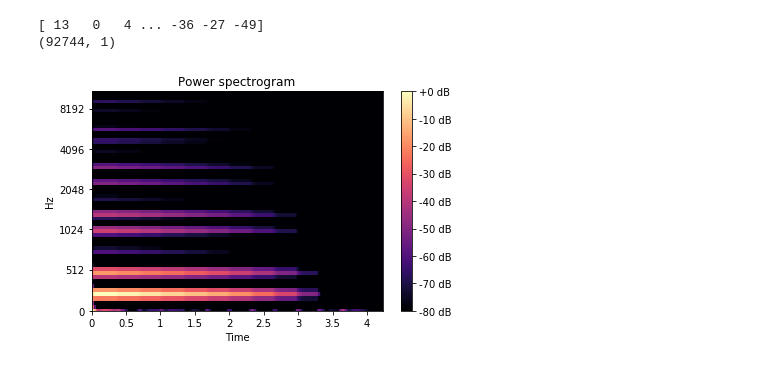
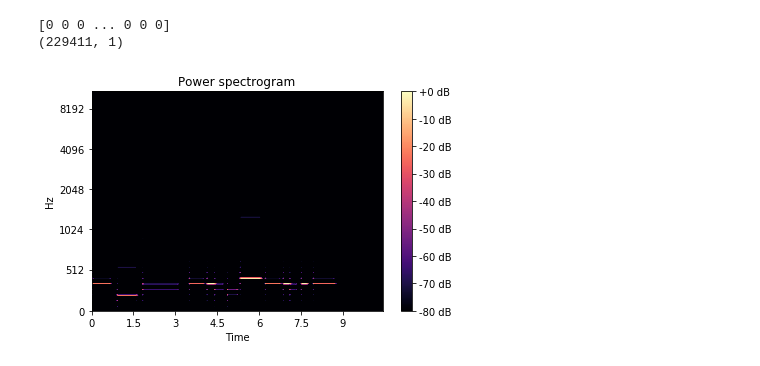
Before and after one commit to JoeCleveland/Synthavinci, a Jupyter notebook: AdditiveSynth.ipynb, the cells around one changed output. Cells and saved outputs as stored; diff of their text form; code cells hidden in the pictures.

```diff
--- a/AdditiveSynth.ipynb
+++ b/AdditiveSynth.ipynb
@@ -48,20 +48,22 @@ def readwav(file):
     array = _wav2array(nchannels, sampwidth, data)
     return rate, sampwidth, array
 # %%
-audio = readwav('C:/Users/arshi/Downloads/1980s-Casio-Piano-C5.wav')[2]
+audio = readwav('/users/josephcleveland/Desktop/BeepBoop.wav')[2]
 print(audio.T[0])
 audio = audio.astype(np.floating)
 print(audio.shape)
 # %% [output]
-[ 13   0   4 ... -36 -27 -49]
-(92744, 1)
+[0 0 0 ... 0 0 0]
+(229411, 1)
 # %%
-Spectogram = np.abs(librosa.feature.melspectrogram(audio.T[0], n_mels=64, fmax=2048))
+numBins = 2048
+
+Spectogram = np.abs(librosa.feature.melspectrogram(audio.T[0], n_mels=numBins, fmax=4096))
 librosa.display.specshow(librosa.amplitude_to_db(Spectogram,
                         ref=np.max),
                           y_axis='mel', x_axis='time')
 plt.title('Power spectrogram')
 plt.colorbar(format='%+2.0f dB')
 plt.tight_layout()
 # %% [output]
-[figure, old version]
+[figure, new version]
```
Also changed, not shown: parts of 11 cells of this notebook.
